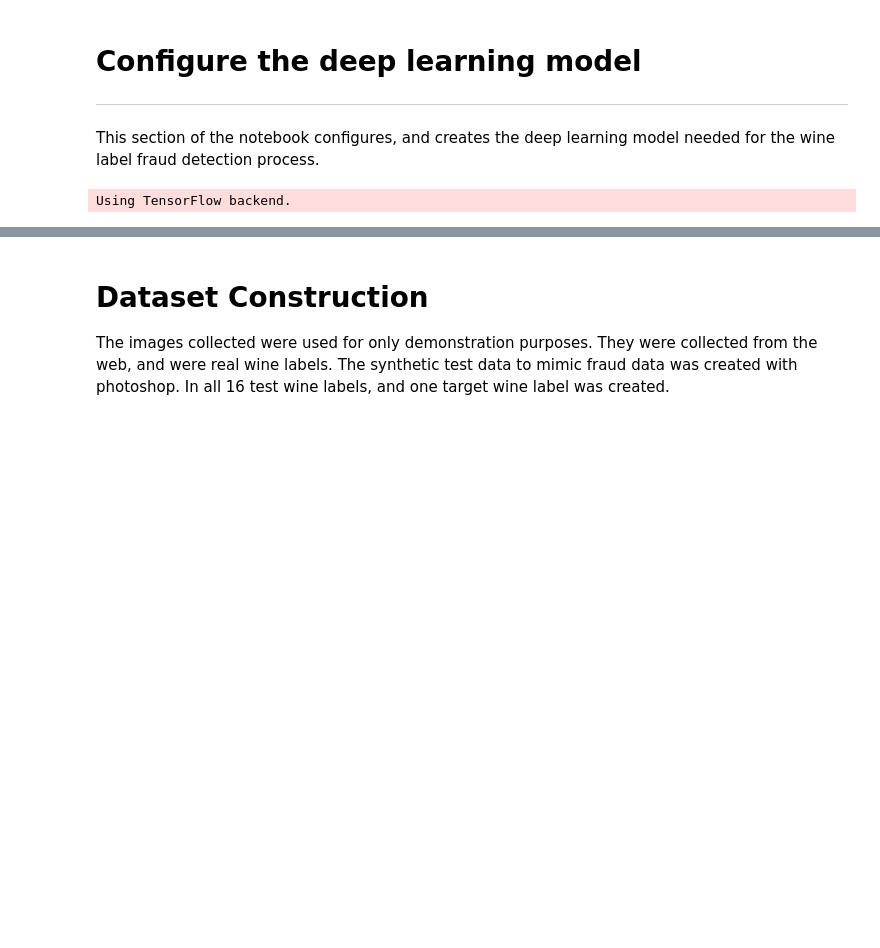
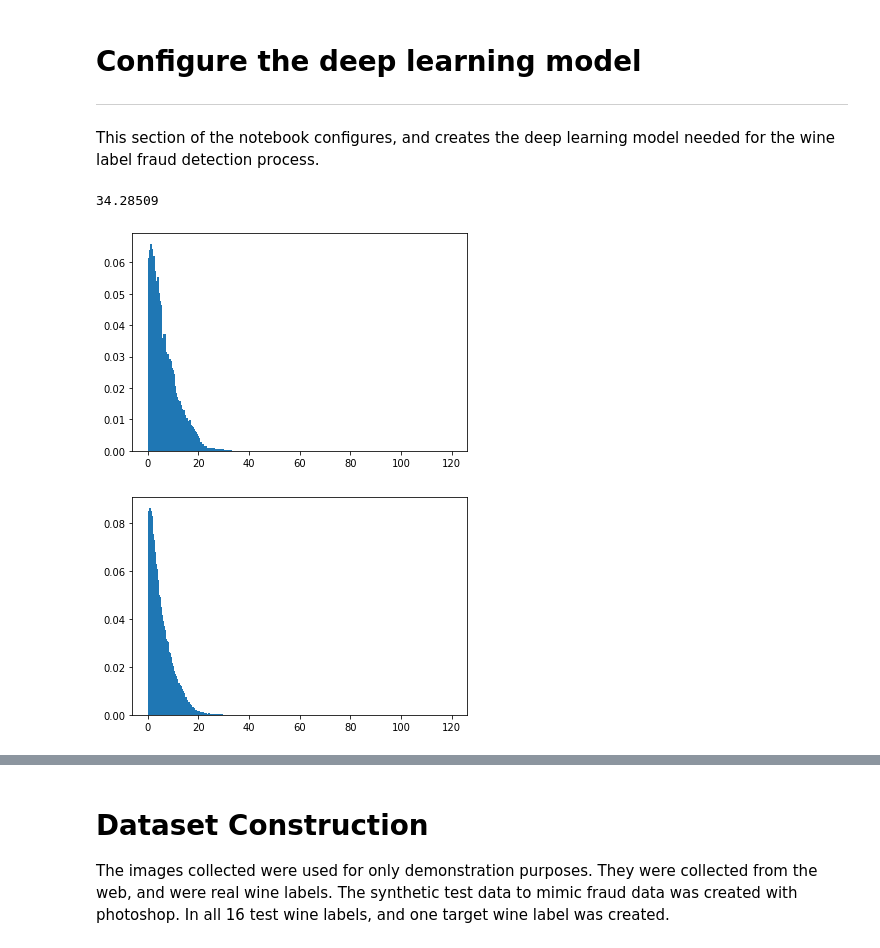
Before and after one commit to MetroStar/LabelAndFraudDetections, a Jupyter notebook: TTB/WineLabelValidation.ipynb, the cells around one changed output, grey strips where cells are left out. Cells and saved outputs as stored; diff of their text form; code cells hidden in the pictures; blank space fills up the shorter version.

```diff
--- a/TTB/WineLabelValidation.ipynb
+++ b/TTB/WineLabelValidation.ipynb
@@ -26,6 +26,7 @@ import os
 
 testdata_dir = os.environ['MLDIR'] + "/TestData/"
 np.random.seed(1000)
+tf.compat.v1.random.set_random_seed(1000)
 img_shape = (224, 224, 3)
 l2_reg = 0
 wine_model = Sequential()
@@ -39,7 +40,7 @@ wine_model.add(BatchNormalization())
 wine_model.add(Activation('relu'))
 wine_model.add(MaxPooling2D(pool_size=(2, 2)))
 # Layer 3
-wine_model.add(ZeroPadding2D((1, 1)))
+#.add(ZeroPadding2D((1, 1)))
 wine_model.add(Conv2D(512, (3, 3), padding='same'))
 wine_model.add(BatchNormalization())
 wine_model.add(Activation('relu'))
@@ -61,37 +62,44 @@ import matplotlib.pyplot as plt
 
 from PIL import Image
 
 x = np.zeros((2, 224, 224, 3))
 
 # Load target, and secondary test wine label image
 subject01 = Image.open(testdata_dir + 'label_fraud/wine_label_fraud/Wine_Label_1.png')
-subject02 = Image.open(testdata_dir + 'label_fraud/wine_label_fraud/images/test8.png')
+subject02 = Image.open(testdata_dir + 'label_fraud/wine_label_fraud/images/test6.png')
 
 # Normalize target wine label image
 subject01 = subject01.convert('RGB')
 subject02 = subject02.convert('RGB')
 subj01 = subject01.resize((224, 224))
 subj02 = subject02.resize((224, 224))
 subj01_a = np.array(subj01)
 subj02_a = np.array(subj02)
 x[0] = subj01_a
 x[1] = subj02_a
 
 # Process target wine label image through the wine_model
 x_out_1 = wine_model.predict(x[0:2])
 x_out_1_r = np.ravel(x_out_1[0])
 x_out_2_r = np.ravel(x_out_1[1])
 
 # Generate histogram, and correlation product for the target wine label image
-be_l, hist_l = np.histogram(x_out_1_r, bins=100000, range=[0.0, 50.0], density = True)
+print(str(x_out_1_r.max()))
+be_l, hist_l = np.histogram(x_out_1_r, bins=400, range=[0.0, 120.0], density = True)
 cor01 = np.dot(be_l[:], be_l[:])
+plt.bar(hist_l[1:-1], be_l[1:])
+plt.show()
 
-be_h, hist_h = np.histogram(x_out_2_r, bins=100000, range=[0.0, 50.0], density = True)
+be_h, hist_h = np.histogram(x_out_2_r, bins=400, range=[0.0, 120.0], density = True)
+plt.bar(hist_h[1:-1], be_h[1:])
+plt.show()
 cor02 = np.dot(be_h[:], be_l[:])
 
 #print('cor01 = ' + str(cor01) + ' cor02 = ' + str(cor02))
 # %% [output]
-Using TensorFlow backend.
+34.28509
+[figure, added]
+[figure, added]
 # %% [markdown]
 # Target Image
 
```
Also changed, not shown: parts of 1 cell of this notebook, 2 other files.
